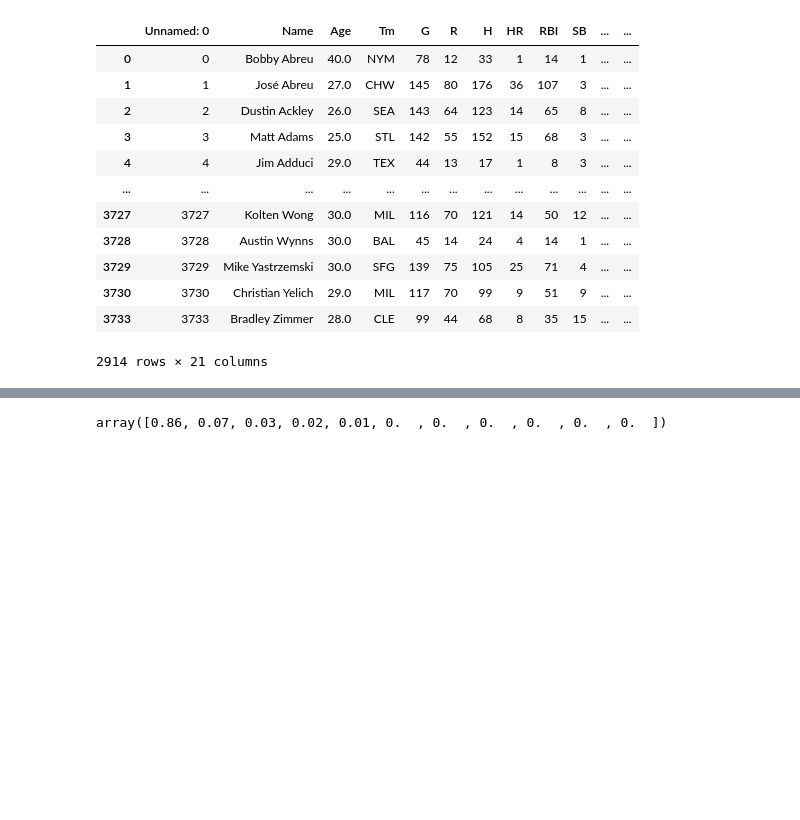
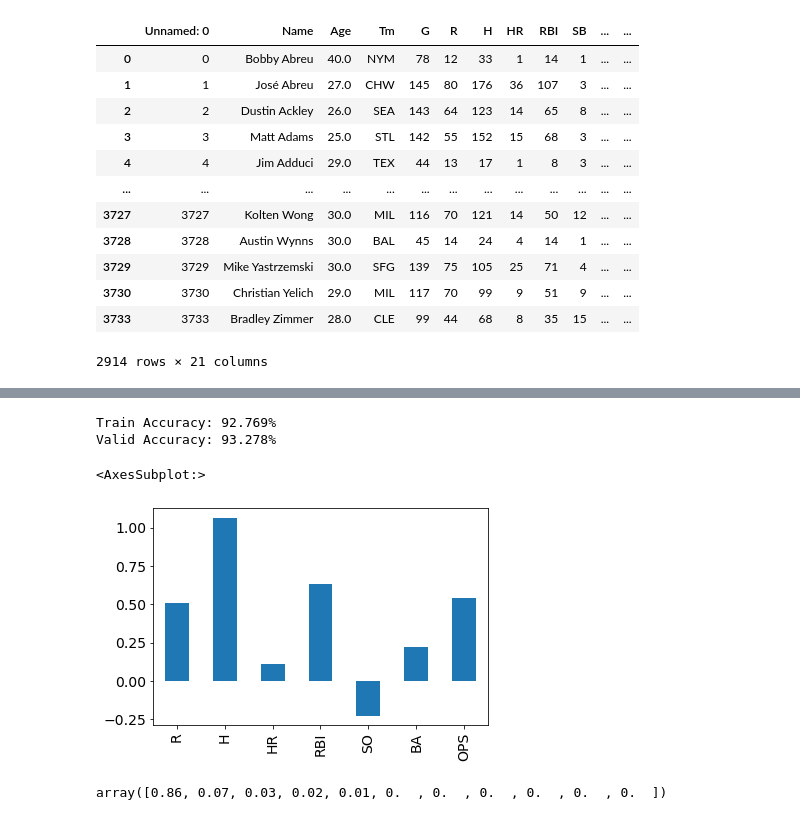
Before and after one commit to ebmorelli/451-allstar-project, a Jupyter notebook: project_models.ipynb, the cells around one changed output, grey strips where cells are left out. Cells and saved outputs as stored; diff of their text form; code cells hidden in the pictures; blank space fills up the shorter version.

```diff
--- a/project_models.ipynb
+++ b/project_models.ipynb
@@ -78,3 +82,21 @@ pd.Series(model["logr"].coef_.reshape(-1), index=xcols).plot.bar()
+# %%
+model = Pipeline([
+    ("std", StandardScaler()),
+    ("logr", LogisticRegression())
+])
+model.fit(train[xcols_alt], train["allstars"])
+model.score(test[xcols_alt], test["allstars"])
+
+print(f"Train Accuracy: {model.score(train[xcols_alt], train['allstars'])*100:0.3f}%")
+print(f"Valid Accuracy: {model.score(test[xcols_alt], test['allstars'])*100:0.3f}%")
+# %% [output]
+Train Accuracy: 92.769%
+Valid Accuracy: 93.278%
+# %%
+pd.Series(model["logr"].coef_.reshape(-1), index=xcols_alt).plot.bar()
+# %% [output]
+<AxesSubplot:>
+[figure, added]
 # %%
 df_pca = df[xcols].dropna()
 # %%
```
Also changed, not shown: parts of 5 cells of this notebook.
